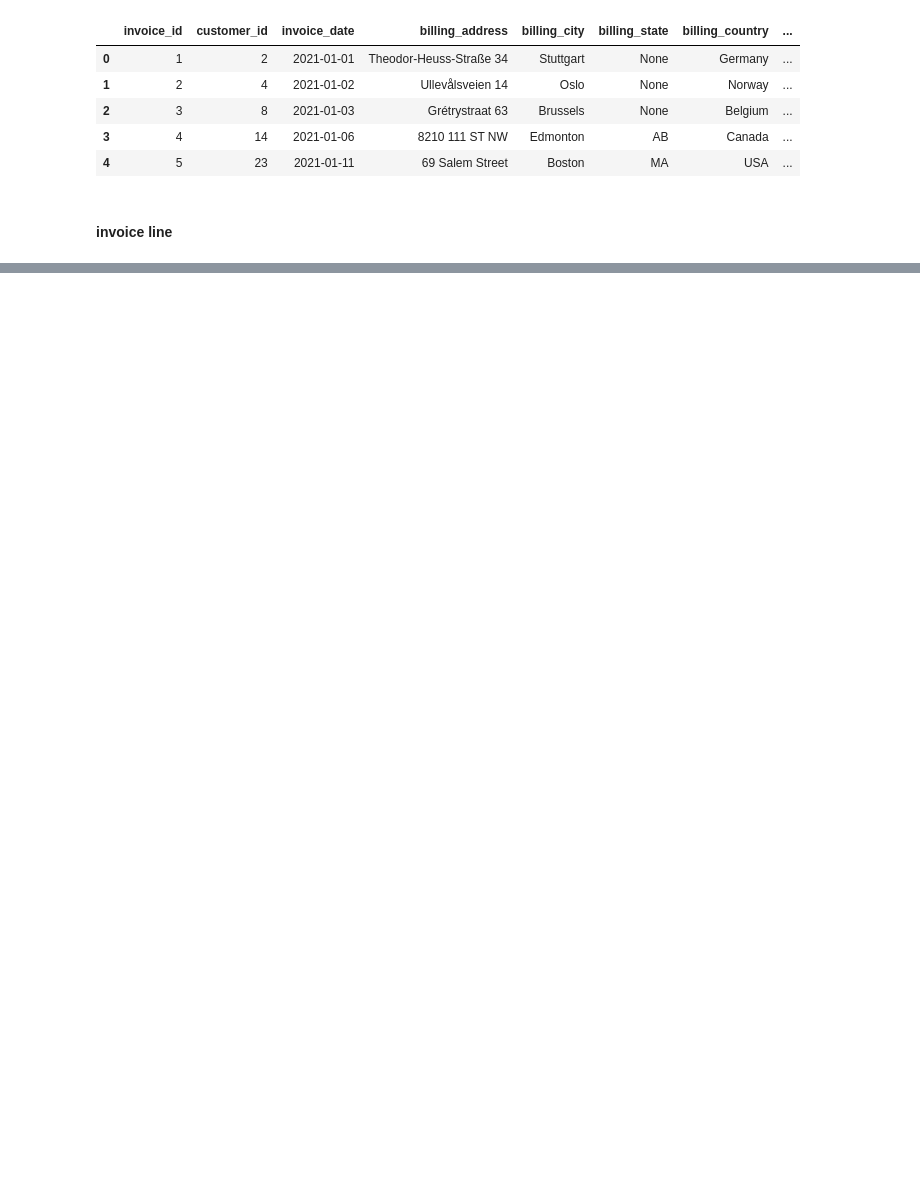
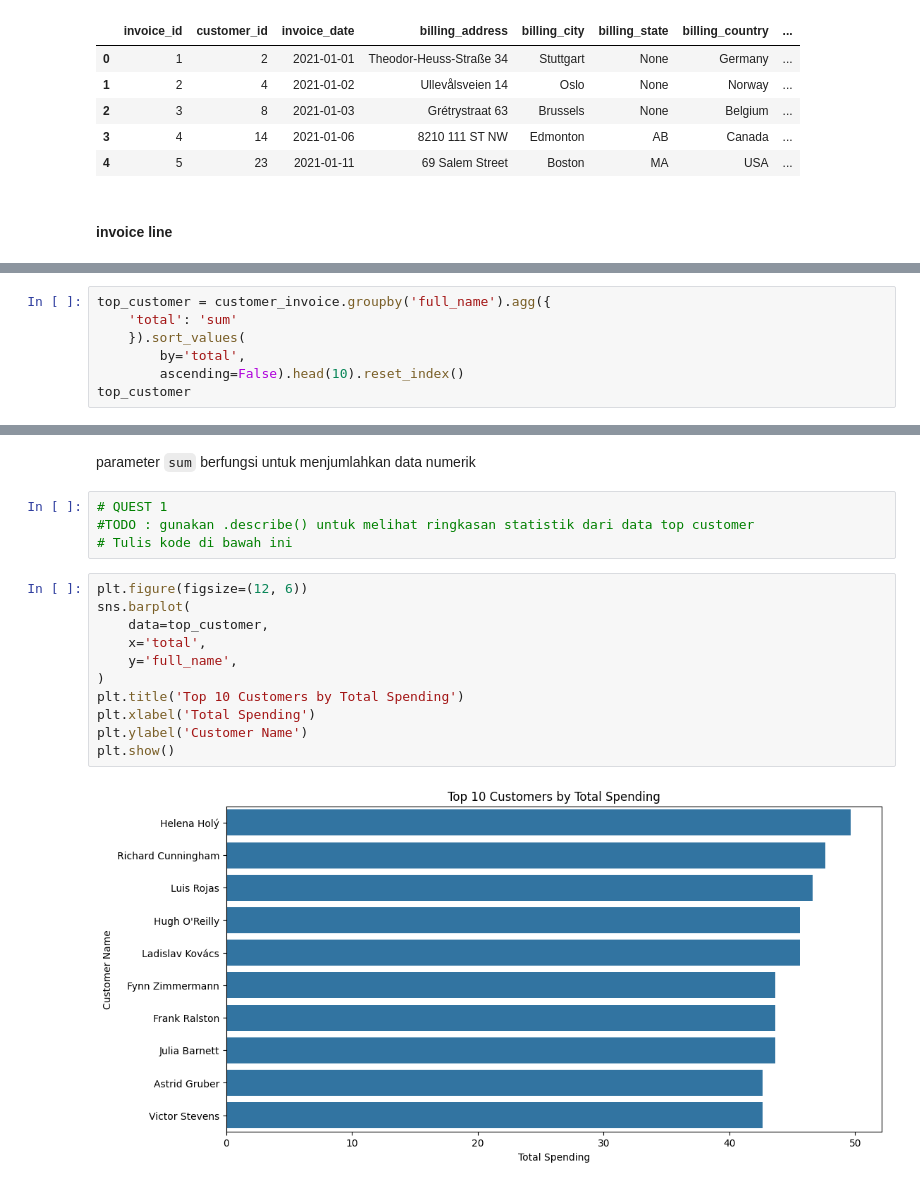
Before and after one commit to yosefin05/haloinkubasi, a Jupyter notebook: notebook.ipynb, the cells around one changed output, grey strips where cells are left out. Drawn from its saved outputs; the diff is of its cells as text; blank space fills up the shorter version.

```diff
--- a/notebook.ipynb
+++ b/notebook.ipynb
@@ -166,0 +683,7 @@ df_customer.head()
+# %%
+top_customer = customer_invoice.groupby('full_name').agg({
+    'total': 'sum'
+    }).sort_values(
+        by='total',
+        ascending=False).head(10).reset_index()
+top_customer
@@ -166,0 +702,19 @@ df_customer.head()
+# %% [markdown]
+parameter `sum` berfungsi untuk menjumlahkan data numerik
+# %%
+# QUEST 1
+#TODO : gunakan .describe() untuk melihat ringkasan statistik dari data top customer
+# Tulis kode di bawah ini
+# %%
+plt.figure(figsize=(12, 6))
+sns.barplot(
+    data=top_customer,
+    x='total',
+    y='full_name',
+)
+plt.title('Top 10 Customers by Total Spending')
+plt.xlabel('Total Spending')
+plt.ylabel('Customer Name')
+plt.show()
+# %% [output]
+[figure, added]
```
Also changed, not shown: parts of 150 cells of this notebook.
